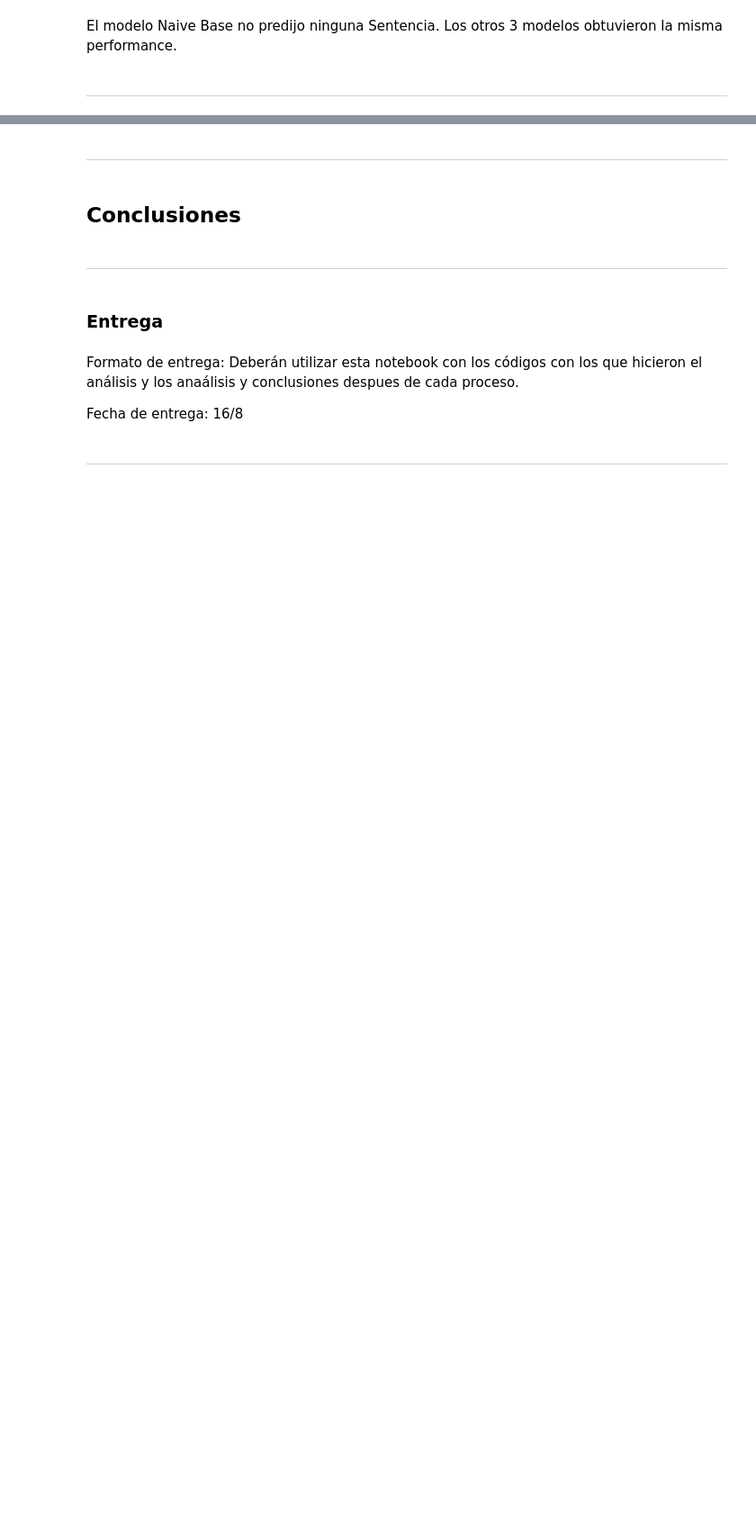
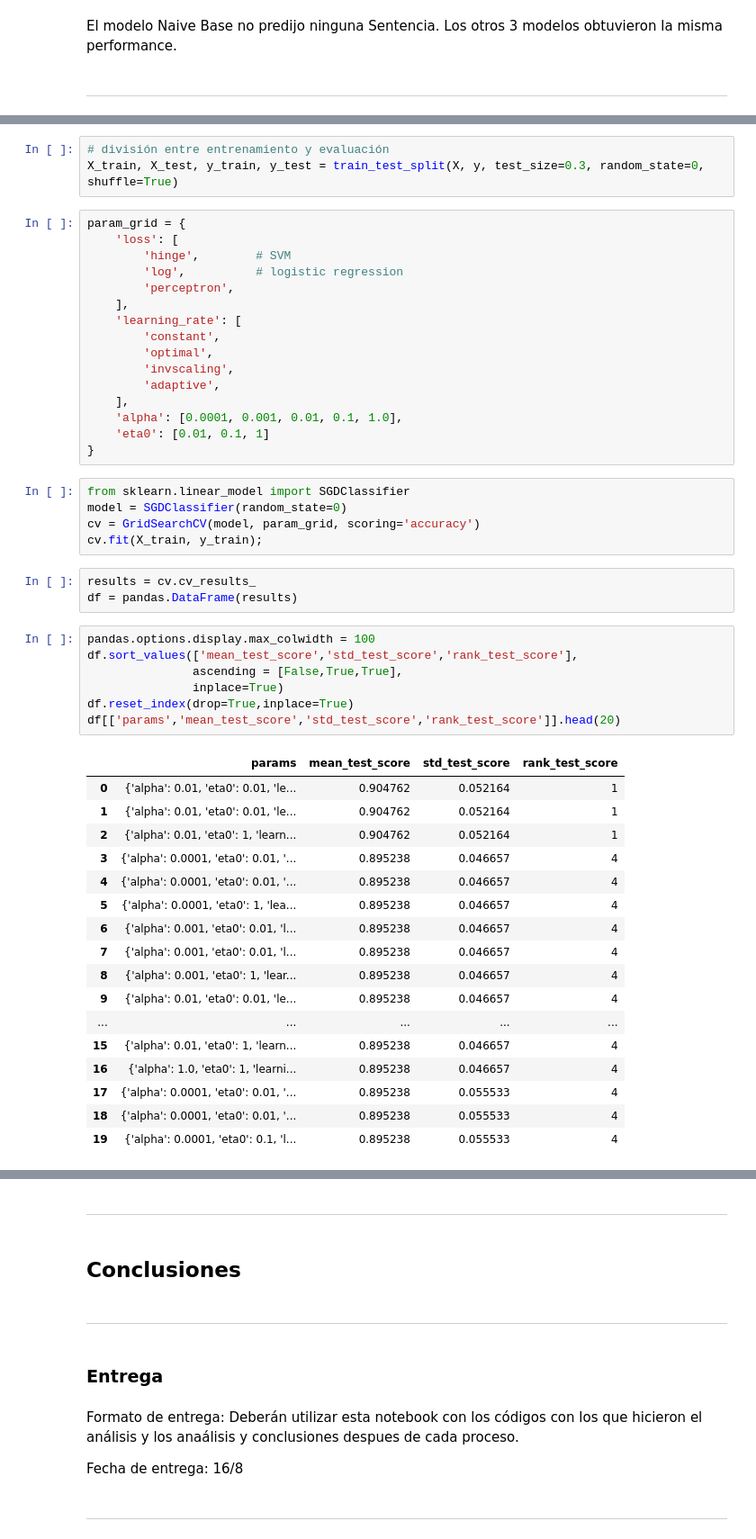
Before and after one commit to jorgeperezv/Busqueda-y-Recomendacion-de-Textos-Legales, a Jupyter notebook: Practico 3 - Introducción al Aprendizaje Supervisado.ipynb, the cells around one changed output, grey strips where cells are left out. Shown: that part at 90% size. Saved outputs shown, nothing was run; the diff lists cells and outputs as text; blank space fills up the shorter version.

```diff
--- a/Practico 3 - Introducción al Aprendizaje Supervisado.ipynb
+++ b/Practico 3 - Introducción al Aprendizaje Supervisado.ipynb
@@ -395,0 +448,52 @@ Los otros 3 modelos obtuvieron la misma performance.
+# %%
+# división entre entrenamiento y evaluación
+X_train, X_test, y_train, y_test = train_test_split(X, y, test_size=0.3, random_state=0, shuffle=True)
+# %%
+param_grid = {
+    'loss': [
+        'hinge',        # SVM
+        'log',          # logistic regression
+        'perceptron',
+    ],
+    'learning_rate': [
+        'constant',
+        'optimal',
+        'invscaling',
+        'adaptive',
+    ],
+    'alpha': [0.0001, 0.001, 0.01, 0.1, 1.0],
+    'eta0': [0.01, 0.1, 1]
+}
+# %%
+from sklearn.linear_model import SGDClassifier
+model = SGDClassifier(random_state=0)
+cv = GridSearchCV(model, param_grid, scoring='accuracy')
+cv.fit(X_train, y_train);
+# %%
+results = cv.cv_results_
+df = pandas.DataFrame(results)
+# %%
+pandas.options.display.max_colwidth = 100
+df.sort_values(['mean_test_score','std_test_score','rank_test_score'],
+               ascending = [False,True,True],
+               inplace=True)
+df.reset_index(drop=True,inplace=True)
+df[['params','mean_test_score','std_test_score','rank_test_score']].head(20)
+# %% [output]
+|  | params | mean_test_score | std_test_score | rank_test_score |
+| 0 | {'alpha': 0.01, 'eta0': 0.01, 'le... | 0.904762 | 0.052164 | 1 |
+| 1 | {'alpha': 0.01, 'eta0': 0.01, 'le... | 0.904762 | 0.052164 | 1 |
+| 2 | {'alpha': 0.01, 'eta0': 1, 'learn... | 0.904762 | 0.052164 | 1 |
+| 3 | {'alpha': 0.0001, 'eta0': 0.01, '... | 0.895238 | 0.046657 | 4 |
+| 4 | {'alpha': 0.0001, 'eta0': 0.01, '... | 0.895238 | 0.046657 | 4 |
+| 5 | {'alpha': 0.0001, 'eta0': 1, 'lea... | 0.895238 | 0.046657 | 4 |
+| 6 | {'alpha': 0.001, 'eta0': 0.01, 'l... | 0.895238 | 0.046657 | 4 |
+| 7 | {'alpha': 0.001, 'eta0': 0.01, 'l... | 0.895238 | 0.046657 | 4 |
+| 8 | {'alpha': 0.001, 'eta0': 1, 'lear... | 0.895238 | 0.046657 | 4 |
+| 9 | {'alpha': 0.01, 'eta0': 0.01, 'le... | 0.895238 | 0.046657 | 4 |
+| ... | ... | ... | ... | ... |
+| 15 | {'alpha': 0.01, 'eta0': 1, 'learn... | 0.895238 | 0.046657 | 4 |
+| 16 | {'alpha': 1.0, 'eta0': 1, 'learni... | 0.895238 | 0.046657 | 4 |
+| 17 | {'alpha': 0.0001, 'eta0': 0.01, '... | 0.895238 | 0.055533 | 4 |
+| 18 | {'alpha': 0.0001, 'eta0': 0.01, '... | 0.895238 | 0.055533 | 4 |
+| 19 | {'alpha': 0.0001, 'eta0': 0.1, 'l... | 0.895238 | 0.055533 | 4 |
```
Also changed, not shown: parts of 30 cells of this notebook.
